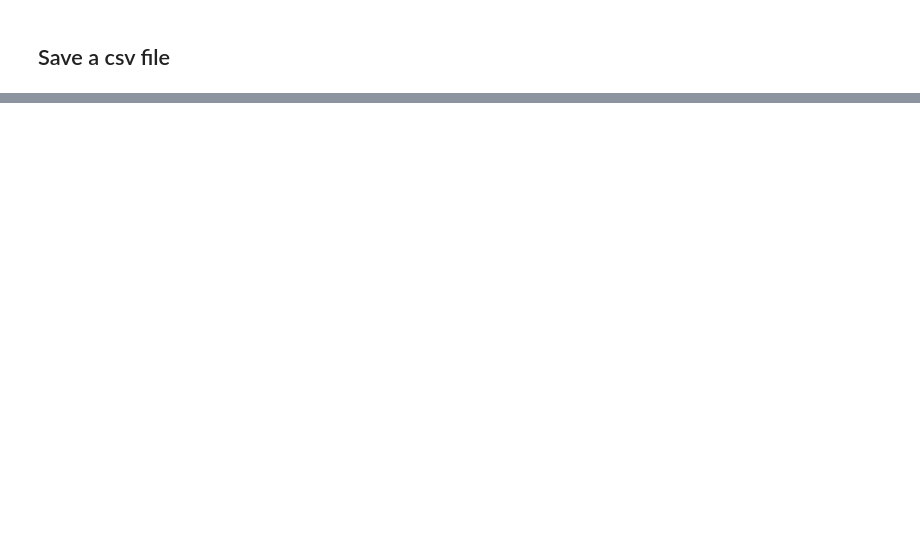
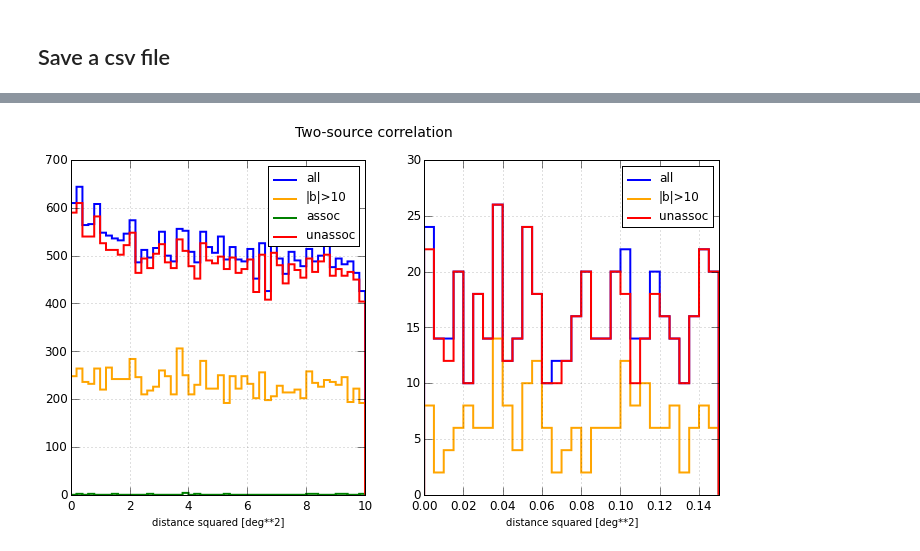
Before and after one commit to tburnett/Fermi-LAT, a Jupyter notebook: transients/Obssim Analysis.ipynb, the cells around one changed output, grey strips where cells are left out. Drawn from its saved outputs; the diff is of its cells as text; code cells hidden in the pictures; blank space fills up the shorter version.

```diff
--- a/transients/Obssim Analysis.ipynb
+++ b/transients/Obssim Analysis.ipynb
@@ -89,0 +108,4 @@ Name: TS00-0639, dtype: object
+# %%
+ti.pair_correlation_plots(oa, cc())
+# %% [output]
+[figure, added]
```
Also changed, not shown: parts of 28 cells of this notebook.
